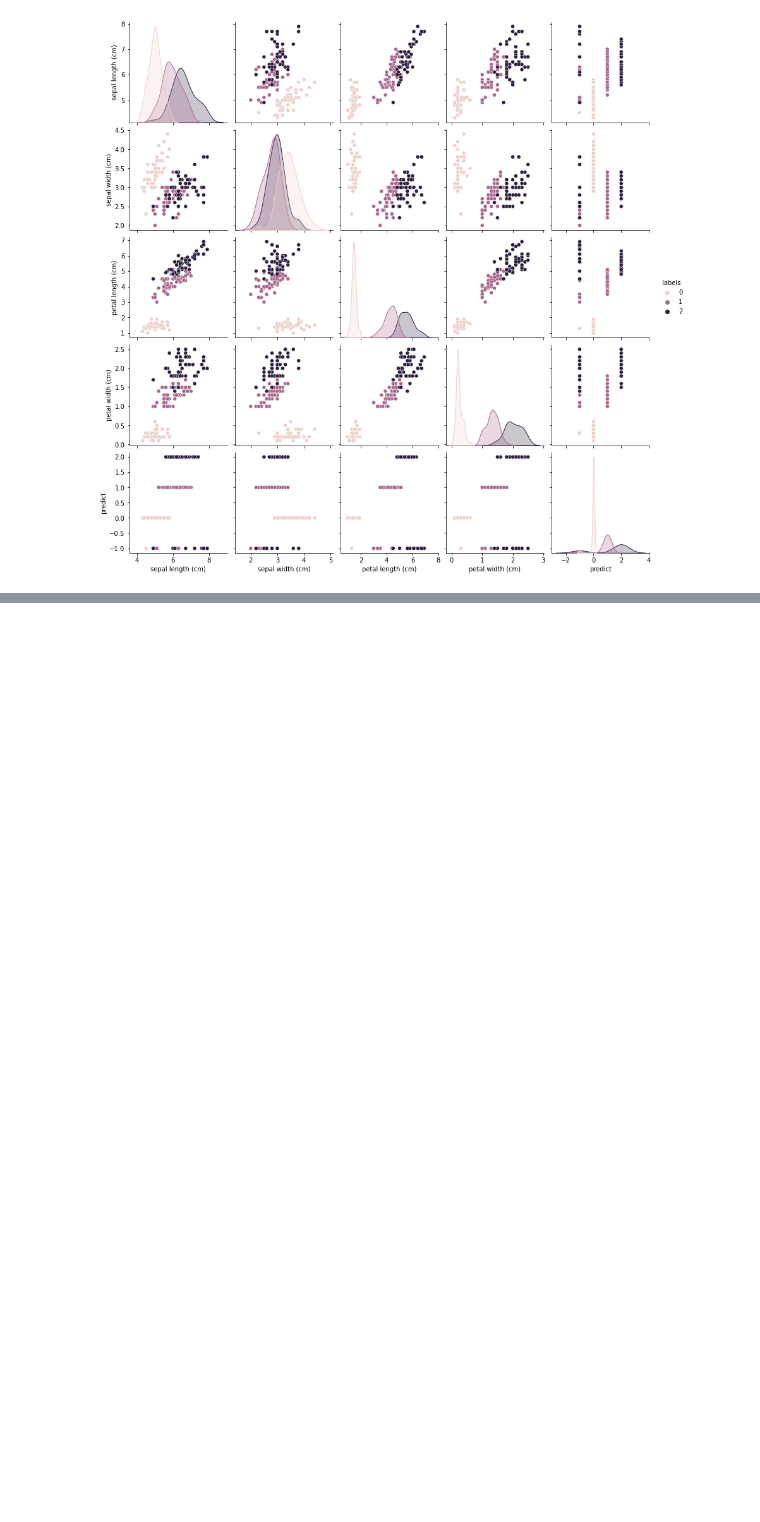
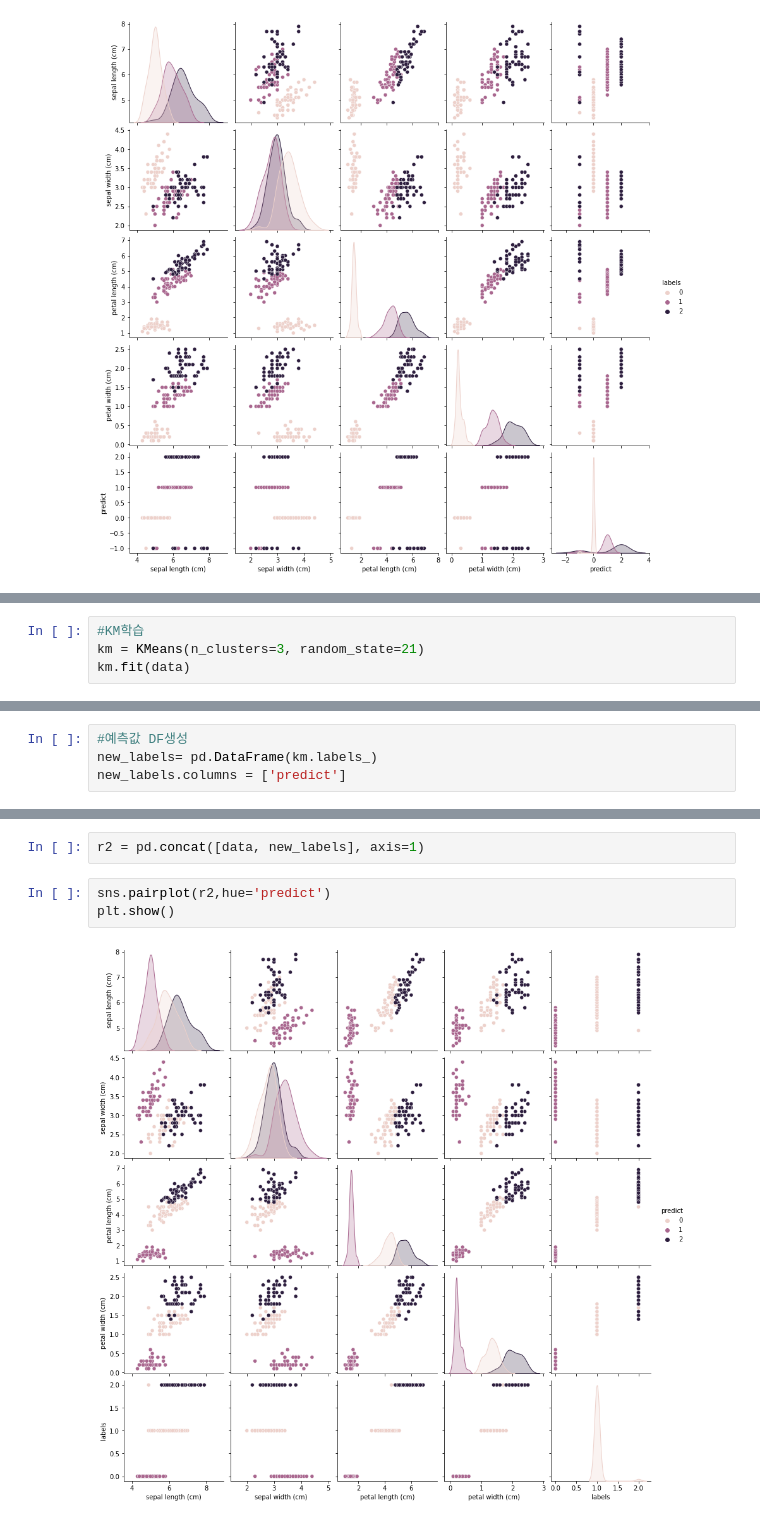
Before and after one commit to pillz9408/python, a Jupyter notebook: MachineLearning/221027_DBscan_Kmeans.ipynb, the cells around one changed output, grey strips where cells are left out. Saved outputs shown, nothing was run; the diff lists cells and outputs as text; blank space fills up the shorter version.

```diff
--- a/MachineLearning/221027_DBscan_Kmeans.ipynb
+++ b/MachineLearning/221027_DBscan_Kmeans.ipynb
@@ -71,0 +74,4 @@ sns.pairplot(r, hue='labels')
+# %%
+#KM학습
+km = KMeans(n_clusters=3, random_state=21)
+km.fit(data)
@@ -71,0 +80,4 @@ sns.pairplot(r, hue='labels')
+# %%
+#예측값 DF생성
+new_labels= pd.DataFrame(km.labels_)
+new_labels.columns = ['predict']
@@ -71,0 +93,7 @@ sns.pairplot(r, hue='labels')
+# %%
+r2 = pd.concat([data, new_labels], axis=1)
+# %%
+sns.pairplot(r2,hue='predict')
+plt.show()
+# %% [output]
+[figure, added]
```
Also changed, not shown: parts of 4 cells of this notebook, 2 other files.
